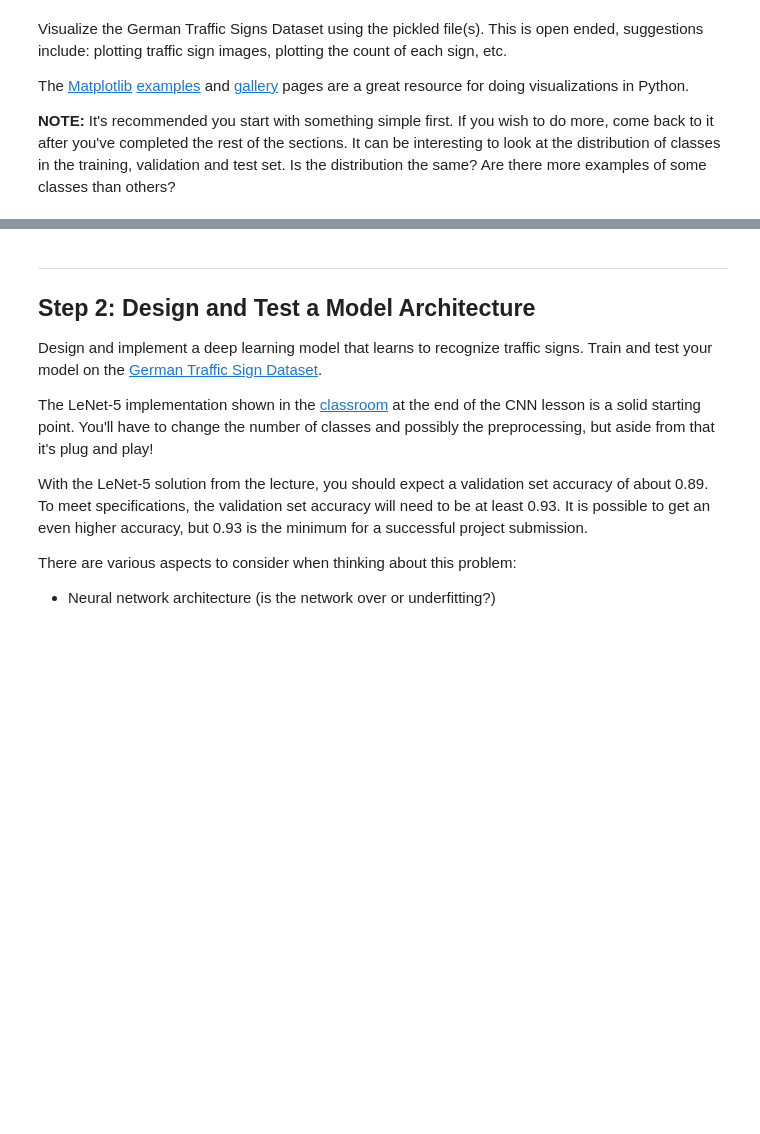
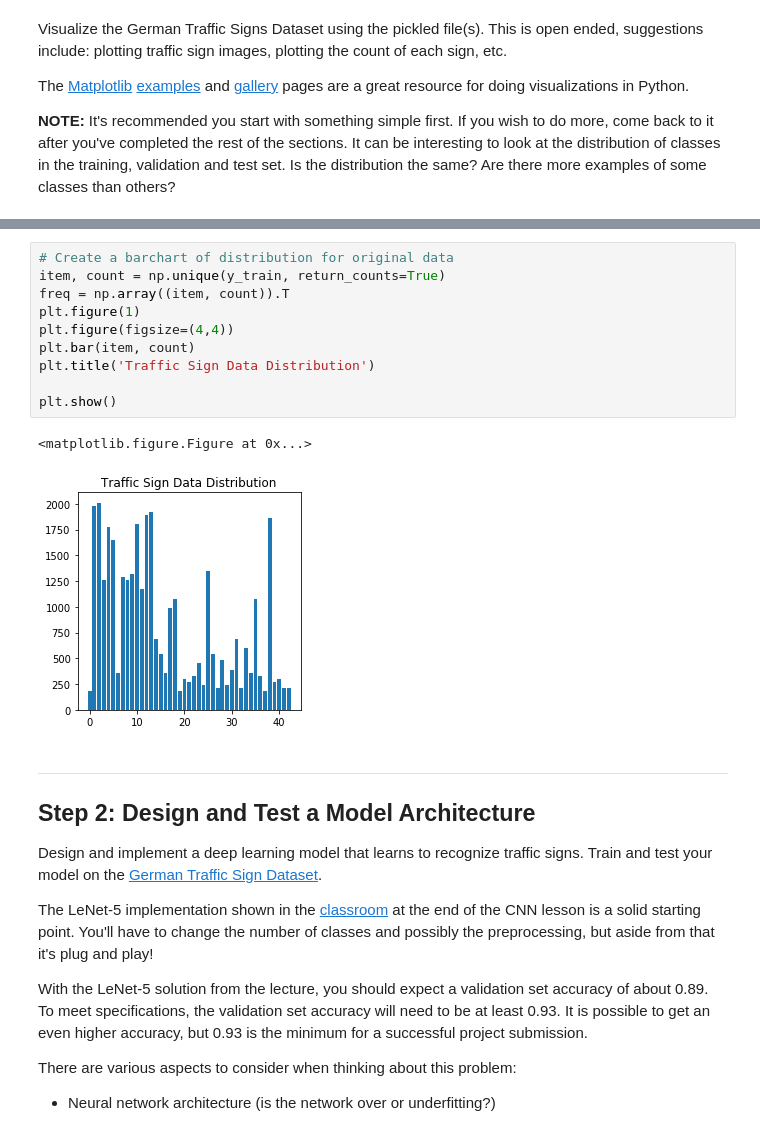
Before and after one commit to liangyd/CarND-Traffic-Sign-Classifier-Project, a Jupyter notebook: Traffic_Sign_Classifier.ipynb, the cells around one changed output, grey strips where cells are left out. Drawn from its saved outputs; the diff is of its cells as text; blank space fills up the shorter version.

```diff
--- a/Traffic_Sign_Classifier.ipynb
+++ b/Traffic_Sign_Classifier.ipynb
@@ -99,3 +116,16 @@ import matplotlib.pyplot as plt
+# %%
+# Create a barchart of distribution for original data
+item, count = np.unique(y_train, return_counts=True)
+freq = np.array((item, count)).T
+plt.figure(1)
+plt.figure(figsize=(4,4))
+plt.bar(item, count)
+plt.title('Traffic Sign Data Distribution')
+
+plt.show()
+# %% [output]
+<matplotlib.figure.Figure at 0x...>
+[figure, added]
 # %% [markdown]
 ----
 
```
Also changed, not shown: parts of 12 cells of this notebook, 4 other files.
